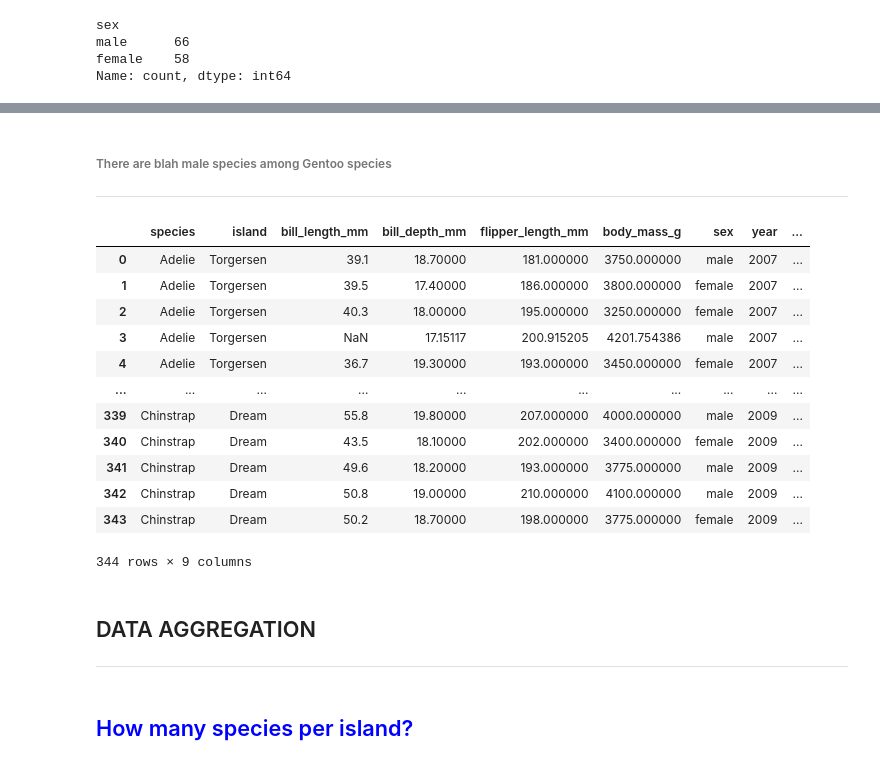
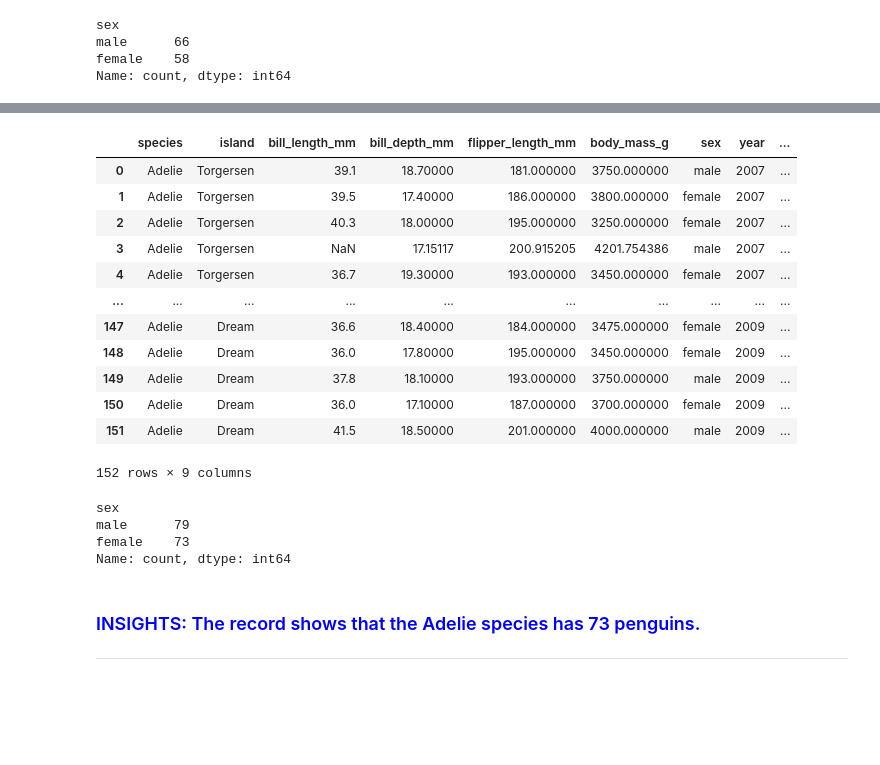
Before and after one commit to louiezzy/ELEC303-DataAnalytics, a Jupyter notebook: Activity 1.ipynb, the cells around one changed output, grey strips where cells are left out. Drawn from its saved outputs; the diff is of its cells as text; code cells hidden in the pictures; blank space fills up the shorter version.

```diff
--- a/Activity 1.ipynb
+++ b/Activity 1.ipynb
@@ -457,24 +506,27 @@ penguins[(penguins['species'] == 'Chinstrap') & (penguins['sex'] == 'Chinstrap')
+# %%
+adelie_female = penguins[penguins['species'] == 'Adelie']
+adelie_female
+# %% [output]
+|  | species | island | bill_length_mm | bill_depth_mm | flipper_length_mm | body_mass_g | sex | year | ... |
+| 0 | Adelie | Torgersen | 39.1 | 18.70000 | 181.000000 | 3750.000000 | male | 2007 | ... |
+| 1 | Adelie | Torgersen | 39.5 | 17.40000 | 186.000000 | 3800.000000 | female | 2007 | ... |
+| 2 | Adelie | Torgersen | 40.3 | 18.00000 | 195.000000 | 3250.000000 | female | 2007 | ... |
+| 3 | Adelie | Torgersen | NaN | 17.15117 | 200.915205 | 4201.754386 | male | 2007 | ... |
+| 4 | Adelie | Torgersen | 36.7 | 19.30000 | 193.000000 | 3450.000000 | female | 2007 | ... |
+| ... | ... | ... | ... | ... | ... | ... | ... | ... | ... |
+| 147 | Adelie | Dream | 36.6 | 18.40000 | 184.000000 | 3475.000000 | female | 2009 | ... |
+| 148 | Adelie | Dream | 36.0 | 17.80000 | 195.000000 | 3450.000000 | female | 2009 | ... |
+| 149 | Adelie | Dream | 37.8 | 18.10000 | 193.000000 | 3750.000000 | male | 2009 | ... |
+| 150 | Adelie | Dream | 36.0 | 17.10000 | 187.000000 | 3700.000000 | female | 2009 | ... |
+| 151 | Adelie | Dream | 41.5 | 18.50000 | 201.000000 | 4000.000000 | male | 2009 | ... |
+152 rows × 9 columns
+# %%
+adelie_female['sex'].value_counts()
+# %% [output]
+sex
+male      79
+female    73
+Name: count, dtype: int64
 # %% [markdown]
-<h6>There are blah male species among Gentoo species </h6>
+<h3 style="color:blue">INSIGHTS: The record shows that the Adelie species has 73 penguins. </h3>
 <hr>
-# %%
-penguins
-# %% [output]
-|  | species | island | bill_length_mm | bill_depth_mm | flipper_length_mm | body_mass_g | sex | year | ... |
-| 0 | Adelie | Torgersen | 39.1 | 18.70000 | 181.000000 | 3750.000000 | male | 2007 | ... |
-| 1 | Adelie | Torgersen | 39.5 | 17.40000 | 186.000000 | 3800.000000 | female | 2007 | ... |
-| 2 | Adelie | Torgersen | 40.3 | 18.00000 | 195.000000 | 3250.000000 | female | 2007 | ... |
-| 3 | Adelie | Torgersen | NaN | 17.15117 | 200.915205 | 4201.754386 | male | 2007 | ... |
-| 4 | Adelie | Torgersen | 36.7 | 19.30000 | 193.000000 | 3450.000000 | female | 2007 | ... |
-| ... | ... | ... | ... | ... | ... | ... | ... | ... | ... |
-| 339 | Chinstrap | Dream | 55.8 | 19.80000 | 207.000000 | 4000.000000 | male | 2009 | ... |
-| 340 | Chinstrap | Dream | 43.5 | 18.10000 | 202.000000 | 3400.000000 | female | 2009 | ... |
-| 341 | Chinstrap | Dream | 49.6 | 18.20000 | 193.000000 | 3775.000000 | male | 2009 | ... |
-| 342 | Chinstrap | Dream | 50.8 | 19.00000 | 210.000000 | 4100.000000 | male | 2009 | ... |
-| 343 | Chinstrap | Dream | 50.2 | 18.70000 | 198.000000 | 3775.000000 | female | 2009 | ... |
-344 rows × 9 columns
-# %% [markdown]
-<h2 style=\"color:gray\"> DATA AGGREGATION</h2>
-<hr>
-# %% [markdown]
-<h2 style="color:blue"> How many species per island?</h2>
```
Also changed, not shown: parts of 26 cells of this notebook.
